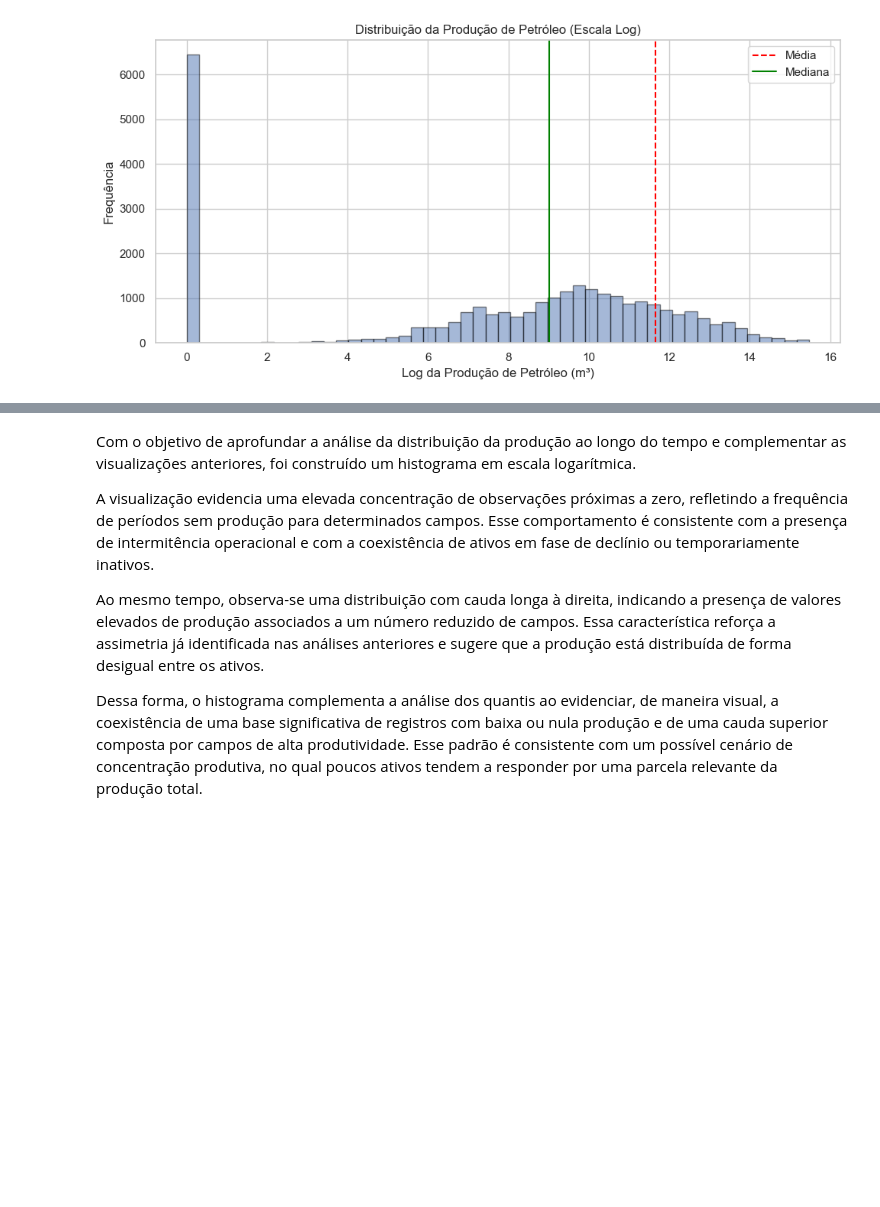
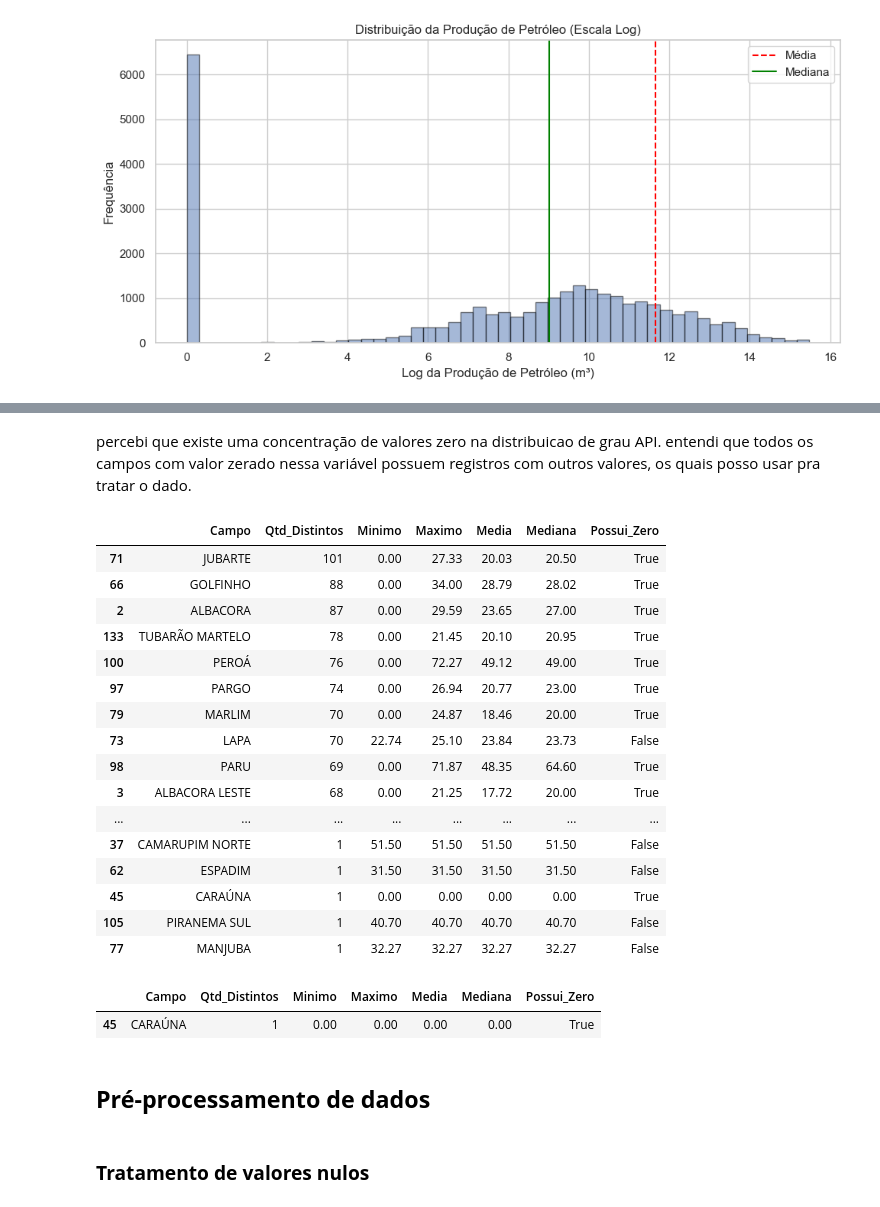
Before and after one commit to Diogo-Pinto/br-og-prd-concentration, a Jupyter notebook: notebooks/concentration-analysis.ipynb, the cells around one changed output, grey strips where cells are left out. Cells and saved outputs as stored; diff of their text form; code cells hidden in the pictures; blank space fills up the shorter version.

```diff
--- a/notebooks/concentration-analysis.ipynb
+++ b/notebooks/concentration-analysis.ipynb
@@ -113,8 +115,10 @@ plt.rcParams['figure.figsize'] = [12, 6] # Define um tamanho padrão melhor para
 # Configura o pandas para mostrar números flutuantes com 2 casas decimais e separador de milhar
 pd.options.display.float_format = '{:,.2f}'.format
 
+# Configura o pandas para mostrar todas as colunas, linhas e o conteúdo completo das células
 pd.set_option('display.max_columns', None)
 pd.set_option('display.max_rows', None)
+pd.set_option('display.max_colwidth', None)
 # %%
 # Caminho dos dados no GitHub (Versão Raw)
 DATA_URL = "https://raw.githubusercontent.com/Diogo-Pinto/br-og-prd-concentration/main/data/raw/prod_2000_2025.csv"
@@ -352,8 +427,48 @@ plt.show()
+# %% [markdown]
+percebi que existe uma concentração de valores zero na distribuicao de grau API. entendi que todos os campos com valor zerado nessa variável possuem registros com outros valores, os quais posso usar pra tratar o dado.
+# %%
+# 1. Agrupar por Campo e calcular o resumo estatístico do Grau API
+df_resumo_api = df_oil_prod.groupby('Campo')['ºAPI'].agg(
+    Qtd_Distintos='nunique',
+    Minimo='min',
+    Maximo='max',
+    Media='mean',
+    Mediana='median'
+).reset_index()
+
+# 2. Adicionar coluna indicando se o valor 0 está presente
+# (Como o API não é negativo, se o mínimo for 0, o campo possui zero)
+df_resumo_api['Possui_Zero'] = df_resumo_api['Minimo'] == 0
+
+# 3. Ordenar para ver primeiro os campos com maior variabilidade
+df_resumo_api = df_resumo_api.sort_values(by='Qtd_Distintos', ascending=False)
+
+df_resumo_api
+# %% [output]
+|  | Campo | Qtd_Distintos | Minimo | Maximo | Media | Mediana | Possui_Zero |
+| 71 | JUBARTE | 101 | 0.00 | 27.33 | 20.03 | 20.50 | True |
+| 66 | GOLFINHO | 88 | 0.00 | 34.00 | 28.79 | 28.02 | True |
+| 2 | ALBACORA | 87 | 0.00 | 29.59 | 23.65 | 27.00 | True |
+| 133 | TUBARÃO MARTELO | 78 | 0.00 | 21.45 | 20.10 | 20.95 | True |
+| 100 | PEROÁ | 76 | 0.00 | 72.27 | 49.12 | 49.00 | True |
+| 97 | PARGO | 74 | 0.00 | 26.94 | 20.77 | 23.00 | True |
+| 79 | MARLIM | 70 | 0.00 | 24.87 | 18.46 | 20.00 | True |
+| 73 | LAPA | 70 | 22.74 | 25.10 | 23.84 | 23.73 | False |
+| 98 | PARU | 69 | 0.00 | 71.87 | 48.35 | 64.60 | True |
+| 3 | ALBACORA LESTE | 68 | 0.00 | 21.25 | 17.72 | 20.00 | True |
+| ... | ... | ... | ... | ... | ... | ... | ... |
+| 37 | CAMARUPIM NORTE | 1 | 51.50 | 51.50 | 51.50 | 51.50 | False |
+| 62 | ESPADIM | 1 | 31.50 | 31.50 | 31.50 | 31.50 | False |
+| 45 | CARAÚNA | 1 | 0.00 | 0.00 | 0.00 | 0.00 | True |
+| 105 | PIRANEMA SUL | 1 | 40.70 | 40.70 | 40.70 | 40.70 | False |
+| 77 | MANJUBA | 1 | 32.27 | 32.27 | 32.27 | 32.27 | False |
+# %%
+#Campos com a média do API igual a 0
+df_resumo_api[df_resumo_api['Media'] == 0]
+# %% [output]
+|  | Campo | Qtd_Distintos | Minimo | Maximo | Media | Mediana | Possui_Zero |
+| 45 | CARAÚNA | 1 | 0.00 | 0.00 | 0.00 | 0.00 | True |
 # %% [markdown]
-Com o objetivo de aprofundar a análise da distribuição da produção ao longo do tempo e complementar as visualizações anteriores, foi construído um histograma em escala logarítmica.
-
-A visualização evidencia uma elevada concentração de observações próximas a zero, refletindo a frequência de períodos sem produção para determinados campos. Esse comportamento é consistente com a presença de intermitência operacional e com a coexistência de ativos em fase de declínio ou temporariamente inativos.
-
-Ao mesmo tempo, observa-se uma distribuição com cauda longa à direita, indicando a presença de valores elevados de produção associados a um número reduzido de campos. Essa característica reforça a assimetria já identificada nas análises anteriores e sugere que a produção está distribuída de forma desigual entre os ativos.
-
-Dessa forma, o histograma complementa a análise dos quantis ao evidenciar, de maneira visual, a coexistência de uma base significativa de registros com baixa ou nula produção e de uma cauda superior composta por campos de alta produtividade. Esse padrão é consistente com um possível cenário de concentração produtiva, no qual poucos ativos tendem a responder por uma parcela relevante da produção total.
+## **Pré-processamento de dados**
+# %% [markdown]
+### **Tratamento de valores nulos**
```
Also changed, not shown: parts of 18 cells of this notebook.
